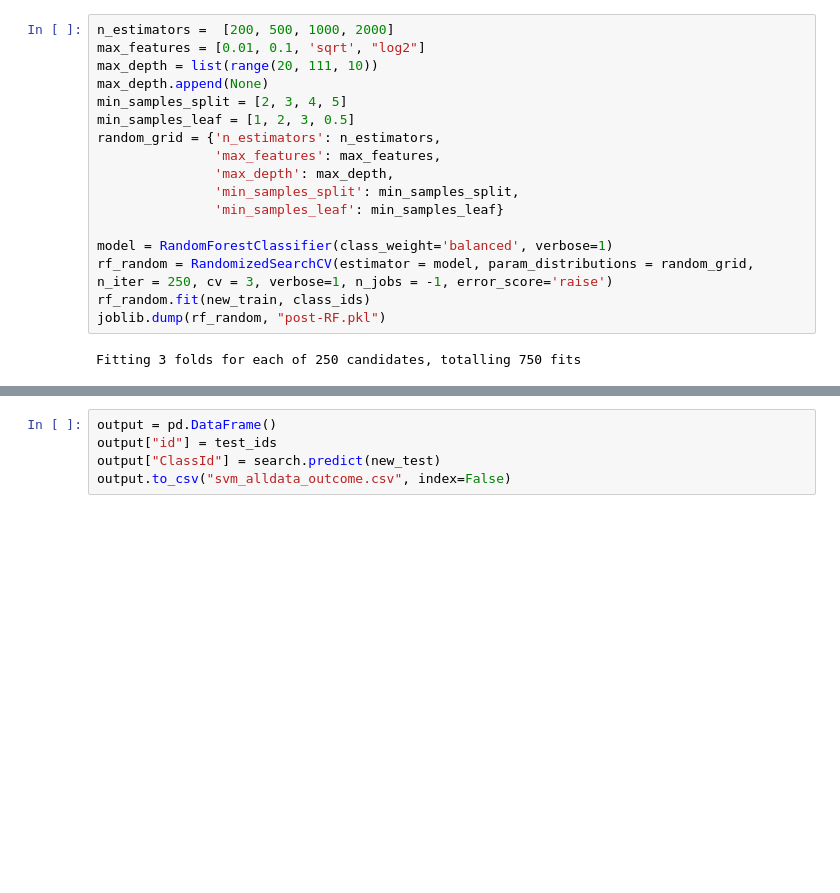
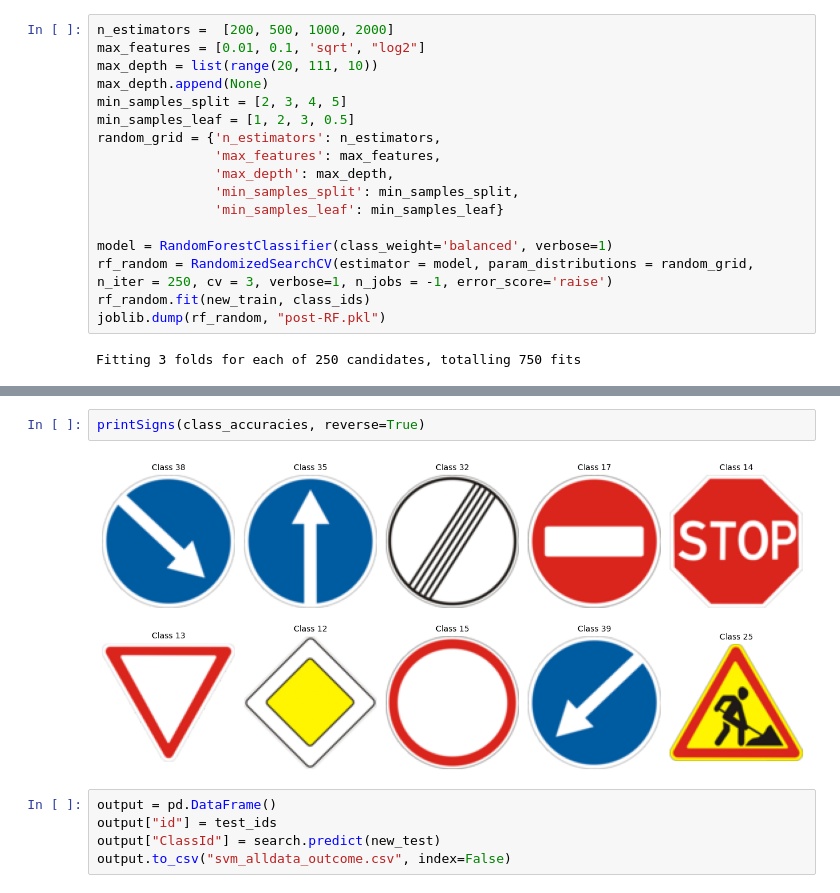
Before and after one commit to Biporian/ML_ASS_2, a Jupyter notebook: runeverything.ipynb, the cells around one changed output, grey strips where cells are left out. Drawn from its saved outputs; the diff is of its cells as text; blank space fills up the shorter version.

```diff
--- a/runeverything.ipynb
+++ b/runeverything.ipynb
@@ -117,3 +169,7 @@ Fitting 3 folds for each of 250 candidates, totalling 750 fits
+# %%
+printSigns(class_accuracies, reverse=True)
+# %% [output]
+[figure, added]
 # %%
 output = pd.DataFrame()
 output["id"] = test_ids
```
Also changed, not shown: parts of 5 cells of this notebook, 1 other file.
